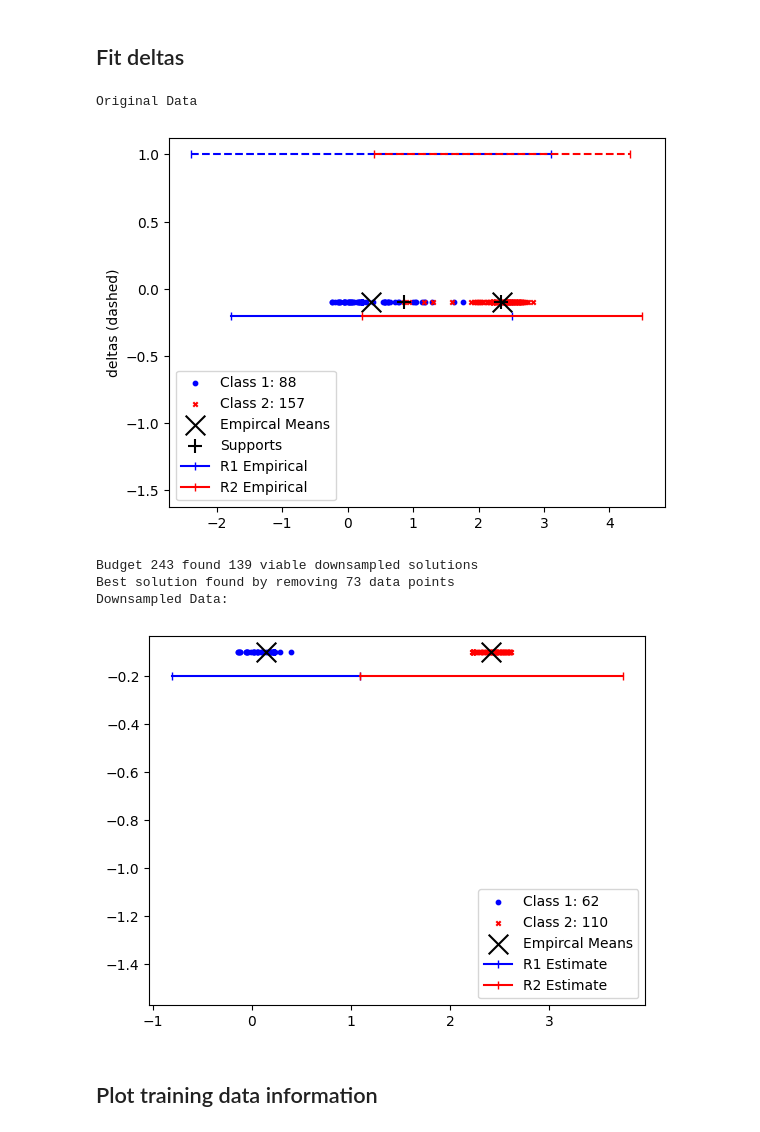
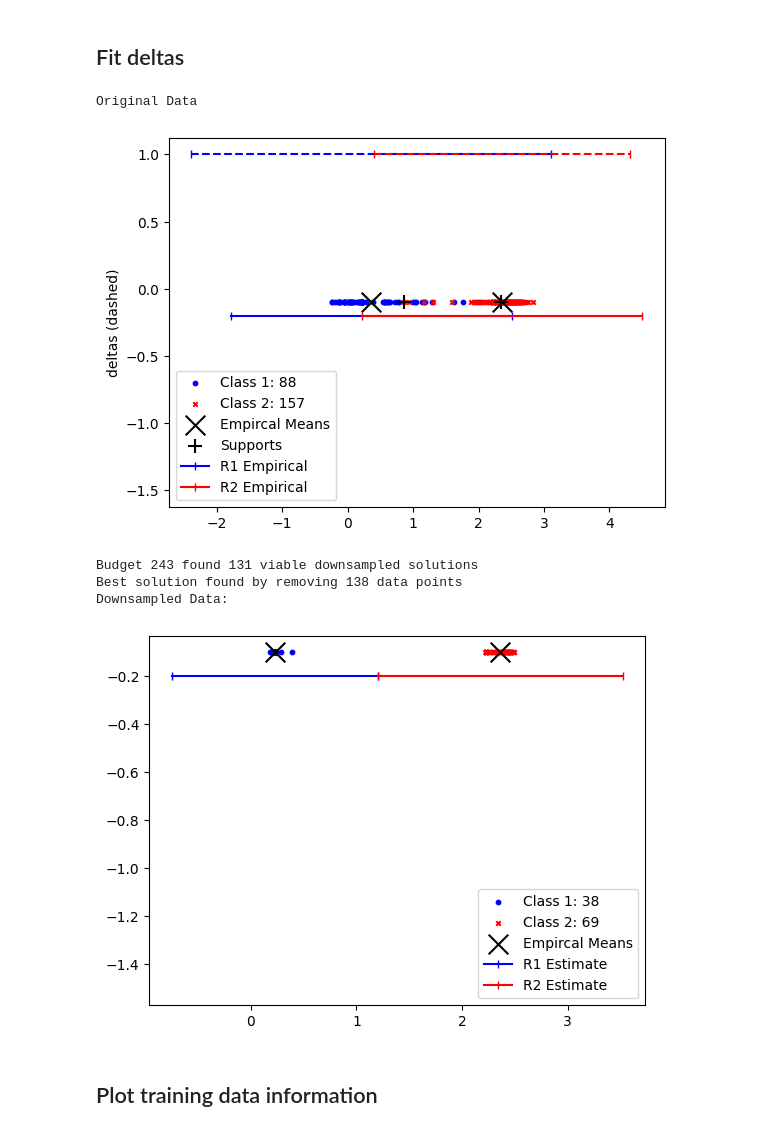
Before and after one commit to mattclifford1/linear_confidence, a Jupyter notebook: notebooks/datasets.ipynb, the cells around one changed output. Cells and saved outputs as stored; diff of their text form; code cells hidden in the pictures.

```diff
--- a/notebooks/datasets.ipynb
+++ b/notebooks/datasets.ipynb
@@ -48,22 +48,22 @@ SMOTE
 # %%
 X = data_clf['data']['X']
 y = data_clf['data']['y']
 clf = data_clf['clf']
 # deltas_model = model_deltas.reprojection_deltas(
 deltas_model = downsample.downsample_deltas(clf).fit(X, y,
                                                      alpha=0,
                                                      _print=True,
                                                      _plot=True,
                                                      max_trials=1000,
-                                                     method='supports-prop',
+                                                     method='supports-prop-update_mean',
                                                      parallel=False)
 # %% [output]
 Original Data
 [figure]
-Budget 243 found 139 viable downsampled solutions
-Best solution found by removing 73 data points
+Budget 243 found 131 viable downsampled solutions
+Best solution found by removing 138 data points
 Downsampled Data:
-[figure, old version]
+[figure, new version]
 # %% [markdown]
 ## Plot training data information
 # %%
```
Also changed, not shown: parts of 1 cell of this notebook.
